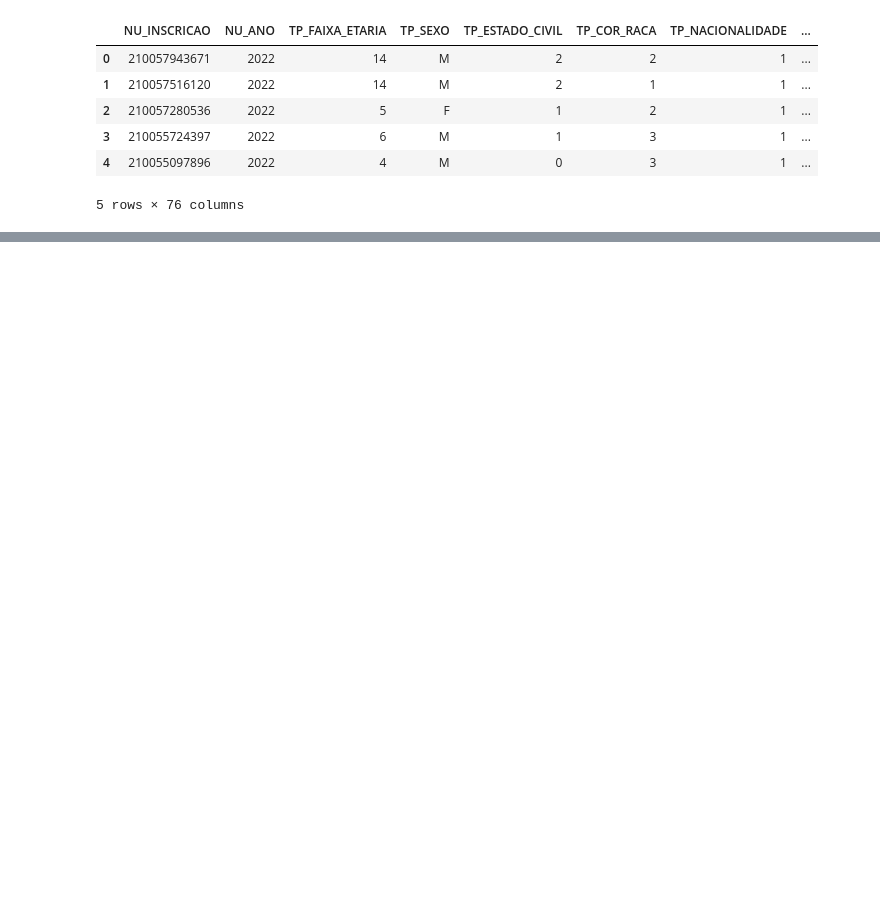
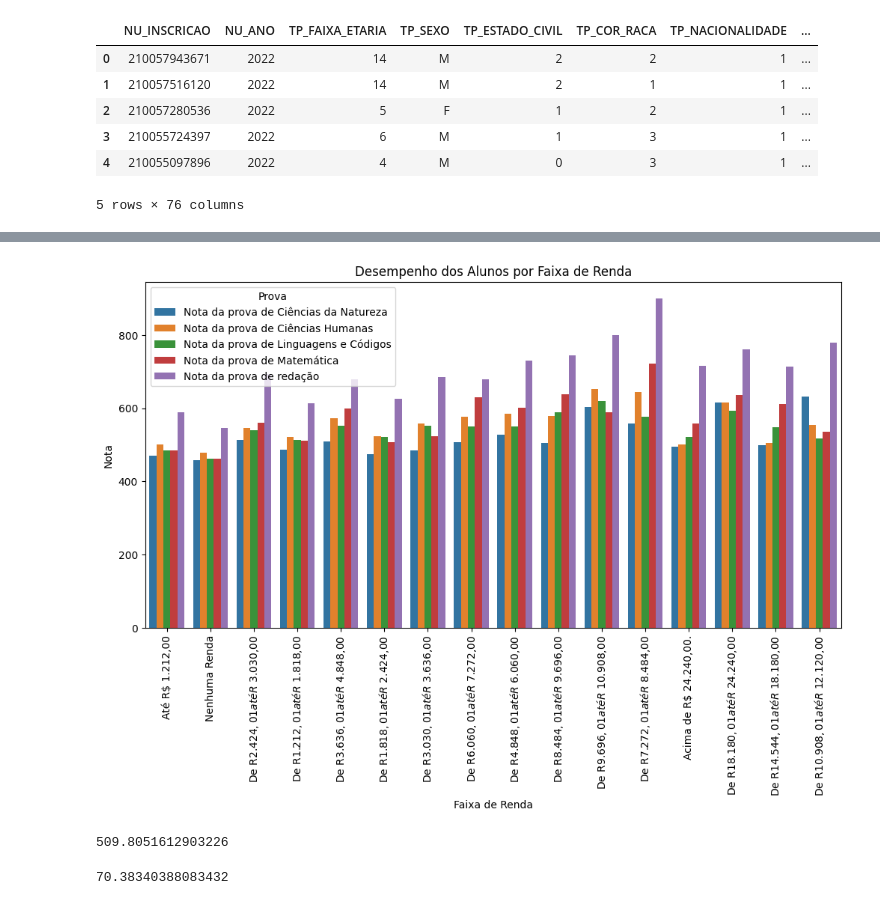
Before and after one commit to saragocams/dumaju, a Jupyter notebook: APS1.ipynb, the cells around one changed output, grey strips where cells are left out. Saved outputs shown, nothing was run; the diff lists cells and outputs as text; code cells hidden in the pictures; blank space fills up the shorter version.

```diff
--- a/APS1.ipynb
+++ b/APS1.ipynb
@@ -12,0 +160,46 @@ df.head()
+# %%
+renda_mapping = {
+    'A': 'Nenhuma Renda',
+    'B': 'Até R$ 1.212,00',
+    'C': 'De R$ 1.212,01 até R$ 1.818,00',
+    'D': 'De R$ 1.818,01 até R$ 2.424,00',
+    'E': 'De R$ 2.424,01 até R$ 3.030,00',
+    'F': 'De R$ 3.030,01 até R$ 3.636,00',
+    'G': 'De R$ 3.636,01 até R$ 4.848,00',
+    'H': 'De R$ 4.848,01 até R$ 6.060,00',
+    'I': 'De R$ 6.060,01 até R$ 7.272,00',
+    'J': 'De R$ 7.272,01 até R$ 8.484,00',
+    'K': 'De R$ 8.484,01 até R$ 9.696,00',
+    'L': 'De R$ 9.696,01 até R$ 10.908,00',
+    'M': 'De R$ 10.908,01 até R$ 12.120,00',
+    'N': 'De R$ 12.120,01 até R$ 14.544,00',
+    'O': 'De R$ 14.544,01 até R$ 18.180,00',
+    'P': 'De R$ 18.180,01 até R$ 24.240,00',
+    'Q': 'Acima de R$ 24.240,00.'
+}
+
+# Aplicar o mapeamento na coluna 'Q006' de 'melted_data'
+melted_data['Q006'] = melted_data['Q006'].replace(renda_mapping)
+# %%
+prova_mapping = {
+    'NU_NOTA_CN': 'Nota da prova de Ciências da Natureza',
+    'NU_NOTA_CH': 'Nota da prova de Ciências Humanas',
+    'NU_NOTA_LC': 'Nota da prova de Linguagens e Códigos',
+    'NU_NOTA_MT': 'Nota da prova de Matemática',
+    'NU_NOTA_REDACAO': 'Nota da prova de redação'
+}
+
+# Substitua os valores na coluna 'Prova'
+melted_data['Prova'] = melted_data['Prova'].replace(prova_mapping)
+# %%
+import seaborn as sns
+import matplotlib.pyplot as plt
+plt.figure(figsize=(12, 6))
+sns.barplot(x='Q006', y='Nota', hue='Prova', data=melted_data, ci=None)
+plt.title('Desempenho dos Alunos por Faixa de Renda')
+plt.xlabel('Faixa de Renda')
+plt.ylabel('Nota')
+plt.xticks(rotation=90)
+plt.show()
+# %% [output]
+[figure, added]
@@ -12,0 +216,10 @@ df.head()
+# %%
+mean_values = df[['NU_NOTA_CN', 'NU_NOTA_CH', 'NU_NOTA_LC', 'NU_NOTA_MT','NU_NOTA_REDACAO']].mean().mean()
+print(mean_values)
+# %% [output]
+509.8051612903226
+# %%
+sigma = df[['NU_NOTA_CN', 'NU_NOTA_CH', 'NU_NOTA_LC', 'NU_NOTA_MT','NU_NOTA_REDACAO']].std().mean()
+sigma
+# %% [output]
+70.38340388083432
```
Also changed, not shown: parts of 22 cells of this notebook.
